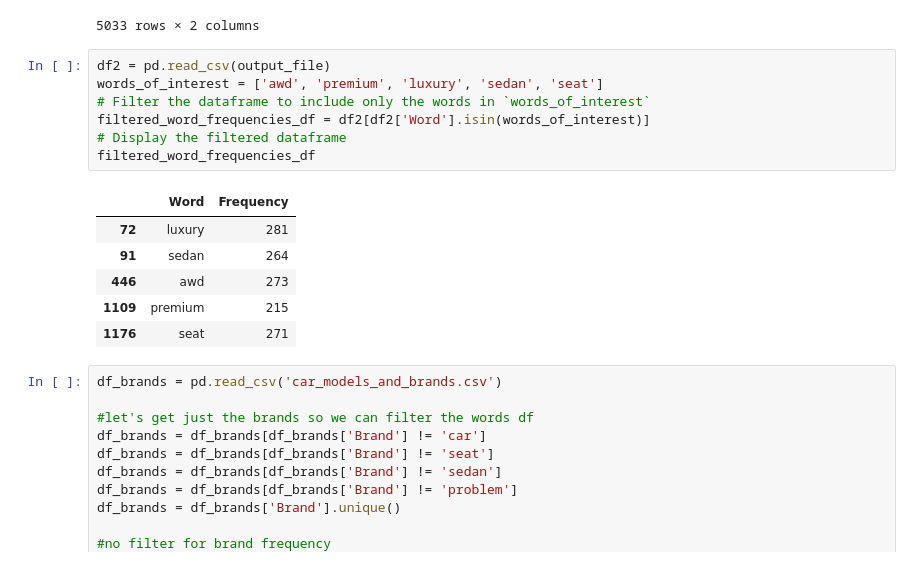
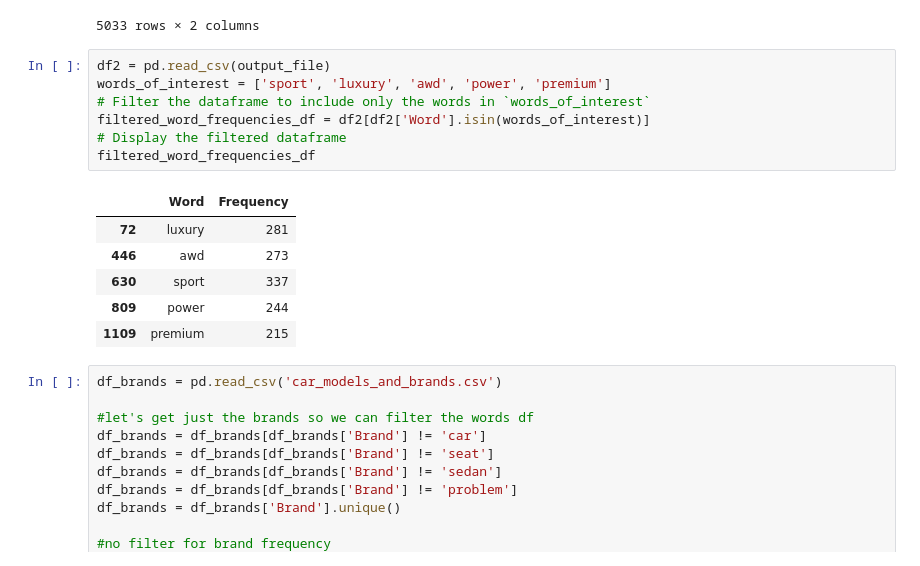
Before and after one commit to biagi0/Unstructured_Data_Projects, a Jupyter notebook: Assignment_One/Assignment_One_Consolidated.ipynb, the cells around one changed output. Saved outputs shown, nothing was run; the diff lists cells and outputs as text.

```diff
--- a/Assignment_One/Assignment_One_Consolidated.ipynb
+++ b/Assignment_One/Assignment_One_Consolidated.ipynb
@@ -985,18 +985,18 @@ df
 5033 rows × 2 columns
 # %%
 df2 = pd.read_csv(output_file)
-words_of_interest = ['awd', 'premium', 'luxury', 'sedan', 'seat']
+words_of_interest = ['sport', 'luxury', 'awd', 'power', 'premium']
 # Filter the dataframe to include only the words in `words_of_interest`
 filtered_word_frequencies_df = df2[df2['Word'].isin(words_of_interest)]
 # Display the filtered dataframe
 filtered_word_frequencies_df
 # %% [output]
 |  | Word | Frequency |
 | 72 | luxury | 281 |
-| 91 | sedan | 264 |
 | 446 | awd | 273 |
+| 630 | sport | 337 |
+| 809 | power | 244 |
 | 1109 | premium | 215 |
-| 1176 | seat | 271 |
 # %%
 df_brands = pd.read_csv('car_models_and_brands.csv')
 
```
Also changed, not shown: parts of 2 cells of this notebook.
